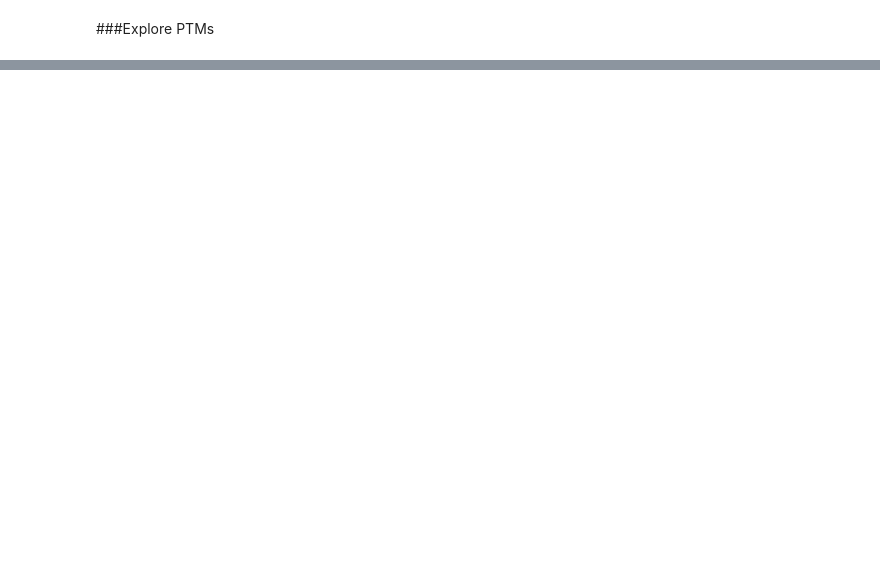
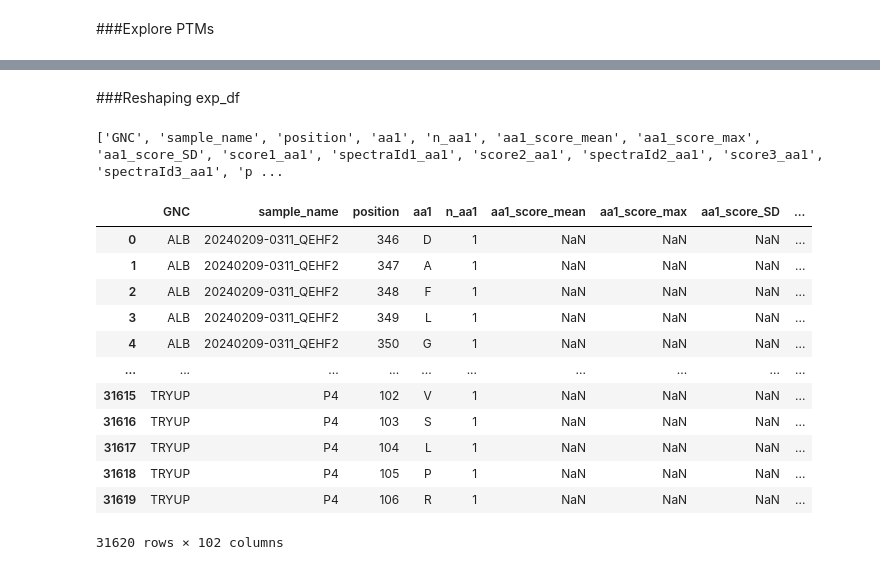
Before and after one commit to Palaeoprot/pFind, a Jupyter notebook: pFind_Analysis.ipynb, the cells around one changed output, grey strips where cells are left out. Drawn from its saved outputs; the diff is of its cells as text; code cells hidden in the pictures; blank space fills up the shorter version.

```diff
--- a/pFind_Analysis.ipynb
+++ b/pFind_Analysis.ipynb
@@ -1040,12 +1784,12 @@ print(spp_gcn_counts)
 # %%
 #Generate smaller df - iltered_combined_df- for the Expand step
 # Replace 'None' and empty strings with np.nan for uniformity
-combined_df['spp&GCN'] = combined_df['spp&GCN'].replace({None: np.nan, '': np.nan})
+combined_df['GNC&spp'] = combined_df['GNC&spp'].replace({None: np.nan, '': np.nan})
 
-# Filter rows where 'spp&GCN' is not NaN
-filtered_combined_df = combined_df.dropna(subset=['spp&GCN'])
+# Filter rows where 'GNC&spp' is not NaN
+filtered_combined_df = combined_df.dropna(subset=['GNC&spp'])
 
-# Now, filtered_combined_df contains only the rows where 'spp&GCN' is not None, NaN, or blank
+# Now, filtered_combined_df contains only the rows where 'GNC&spp' is not None, NaN, or blank
 # You can perform your operations on filtered_combined_df
 
 # Print the head of the filtered DataFrame to verify the filtering
@@ -1055,6 +1844,7 @@ print(filtered_combined_df.head())
 # %%
 # Expand combined_df to detail each peptide's amino acid positions and associated PTMs
-exp_df = expand_df(filtered_combined_df)
+#exp_df = expand_df_to(filtered_combined_df) only contains collagen
+exp_df = expand_df_to(combined_df)
 # %%
 # Display the first few rows of the expanded DataFrame to verify the result
 print(exp_df.head())
@@ -1079,12 +1889,14 @@ exp_df.shape
 # %%
 # Define a dictionary to map old names to new names
 rename_dict = {
-    '20190626_mammoth': 'Mammoth',
-    '20190626_QE7': 'Mammoth',
-    'ERS_Moa': 'Moa',
-    '260423_Bovine': 'Bovine',
-    '260423_Turkey': 'Turkey',
-    '290423_Edmontosaur': 'Edmontosaur'
+    'M3_20231109-1713': 'M3',
+    'M1_20231109-1625': 'M1',
+    'M4_20231109-1737': 'M4',
+    'P3_20231109-1848': 'P3',
+    'P4_20231109-1912': 'P4',
+    'P2_20231109-1824': 'P2',
+    'P1_20231109-1801': 'P1',
+    'M2_20231109-1649': 'M2'
 }
 
 # Rename entries in 'sample_name' column using the rename dictionary
@@ -1137,0 +1999,2 @@ print(result_with_ptms[['GCN', 'sample_name', 'position', 'aa', 'ptm', 'ptm_perc
+# %% [markdown]
+###Reshaping exp_df
@@ -1137,0 +2106,26 @@ print(result_with_ptms[['GCN', 'sample_name', 'position', 'aa', 'ptm', 'ptm_perc
+# %%
+group_df = create_grouped_df(exp_df)
+# %%
+# with list constructor
+col_list = list(group_df.columns)
+# with tolist method
+col_list = group_df.columns.tolist()
+print(col_list)
+# %% [output]
+['GNC', 'sample_name', 'position', 'aa1', 'n_aa1', 'aa1_score_mean', 'aa1_score_max', 'aa1_score_SD', 'score1_aa1', 'spectraId1_aa1', 'score2_aa1', 'spectraId2_aa1', 'score3_aa1', 'spectraId3_aa1', 'p ...
+# %%
+group_df
+# %% [output]
+|  | GNC | sample_name | position | aa1 | n_aa1 | aa1_score_mean | aa1_score_max | aa1_score_SD | ... |
+| 0 | ALB | 20240209-0311_QEHF2 | 346 | D | 1 | NaN | NaN | NaN | ... |
+| 1 | ALB | 20240209-0311_QEHF2 | 347 | A | 1 | NaN | NaN | NaN | ... |
+| 2 | ALB | 20240209-0311_QEHF2 | 348 | F | 1 | NaN | NaN | NaN | ... |
+| 3 | ALB | 20240209-0311_QEHF2 | 349 | L | 1 | NaN | NaN | NaN | ... |
+| 4 | ALB | 20240209-0311_QEHF2 | 350 | G | 1 | NaN | NaN | NaN | ... |
+| ... | ... | ... | ... | ... | ... | ... | ... | ... | ... |
+| 31615 | TRYUP | P4 | 102 | V | 1 | NaN | NaN | NaN | ... |
+| 31616 | TRYUP | P4 | 103 | S | 1 | NaN | NaN | NaN | ... |
+| 31617 | TRYUP | P4 | 104 | L | 1 | NaN | NaN | NaN | ... |
+| 31618 | TRYUP | P4 | 105 | P | 1 | NaN | NaN | NaN | ... |
+| 31619 | TRYUP | P4 | 106 | R | 1 | NaN | NaN | NaN | ... |
+31620 rows × 102 columns
```
Also changed, not shown: parts of 85 cells of this notebook.
